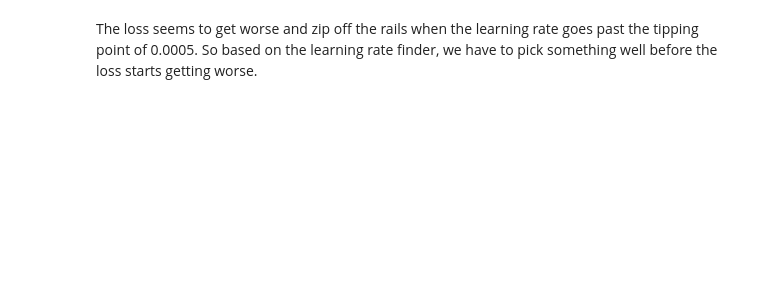
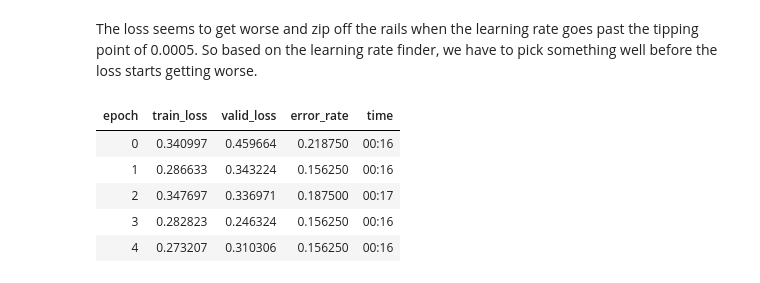
Before and after one commit to luca-martial/fastai-projects, a Jupyter notebook: mask-wear/lesson1-project_masks.ipynb, the cells around one changed output. Cells and saved outputs as stored; diff of their text form; code cells hidden in the pictures; blank space fills up the shorter version.

```diff
--- a/mask-wear/lesson1-project_masks.ipynb
+++ b/mask-wear/lesson1-project_masks.ipynb
@@ -217,2 +221,11 @@ LR Finder is complete, type {learner_name}.recorder.plot() to see the graph.
 # %% [markdown]
 The loss seems to get worse and zip off the rails when the learning rate goes past the tipping point of 0.0005. So based on the learning rate finder, we have to pick something well before the loss starts getting worse.
+# %%
+learn.fit_one_cycle(5, max_lr=slice(1e-6,1e-5))
+# %% [output]
+| epoch | train_loss | valid_loss | error_rate | time |
+| 0 | 0.340997 | 0.459664 | 0.218750 | 00:16 |
+| 1 | 0.286633 | 0.343224 | 0.156250 | 00:16 |
+| 2 | 0.347697 | 0.336971 | 0.187500 | 00:17 |
+| 3 | 0.282823 | 0.246324 | 0.156250 | 00:16 |
+| 4 | 0.273207 | 0.310306 | 0.156250 | 00:16 |
```
Also changed, not shown: parts of 32 cells of this notebook, 50 other files.
